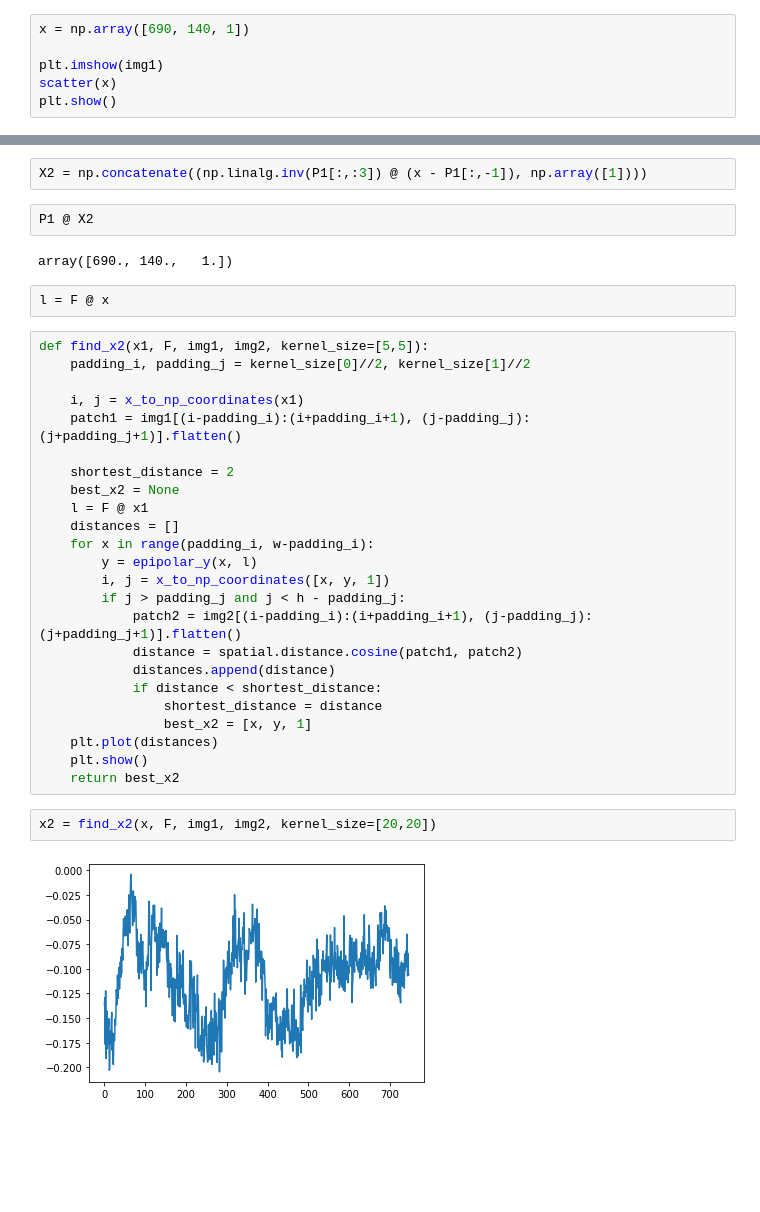
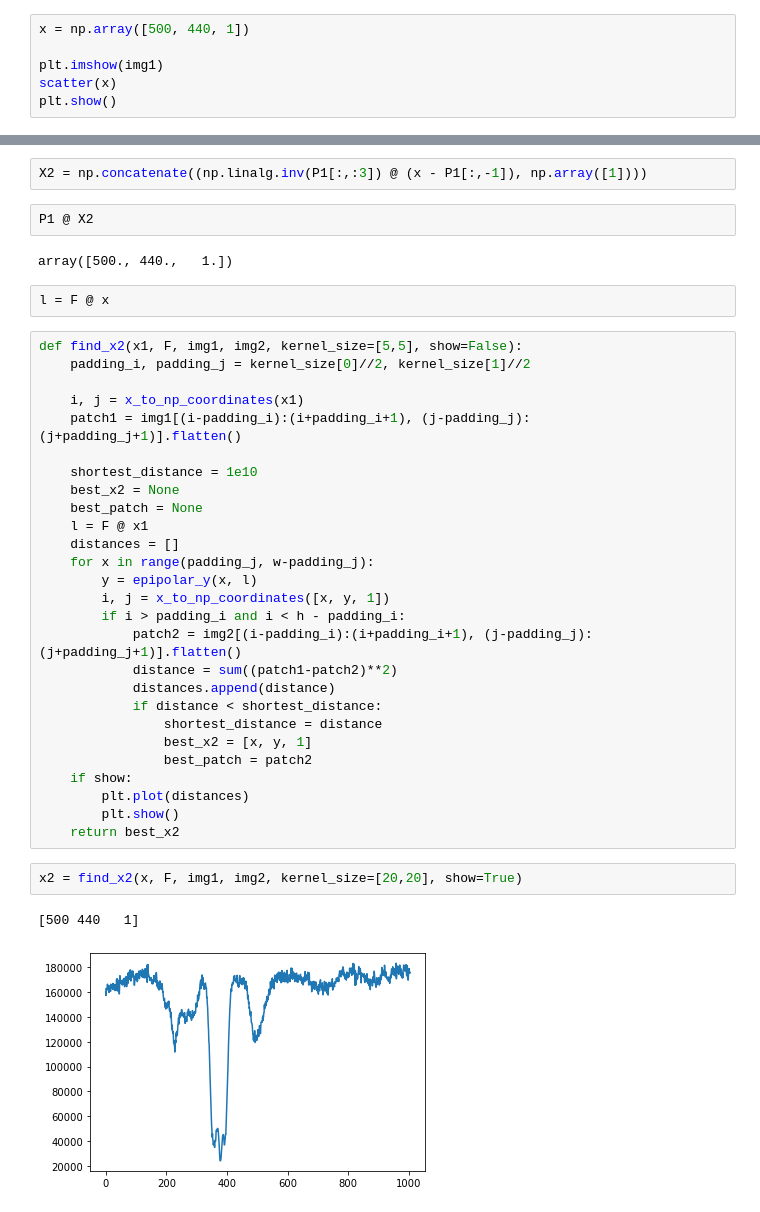
Before and after one commit to clementpiat/3D_reconstruction, a Jupyter notebook: exploration/epipolar.ipynb, the cells around one changed output, grey strips where cells are left out. Saved outputs shown, nothing was run; the diff lists cells and outputs as text; blank space fills up the shorter version.

```diff
--- a/exploration/epipolar.ipynb
+++ b/exploration/epipolar.ipynb
@@ -38,7 +41,7 @@ def scatter(x):
     i, j = x_to_img_coordinates(x)
     plt.scatter([i], [j], c='r')
 # %%
-x = np.array([690, 140, 1])
+x = np.array([500, 440, 1])
 
 plt.imshow(img1)
 scatter(x)
@@ -113,37 +116,41 @@ X2 = np.concatenate((np.linalg.inv(P1[:,:3]) @ (x - P1[:,-1]), np.array([1])))
 # %%
 P1 @ X2
 # %% [output]
-array([690., 140.,   1.])
+array([500., 440.,   1.])
 # %%
 l = F @ x
 # %%
-def find_x2(x1, F, img1, img2, kernel_size=[5,5]):
+def find_x2(x1, F, img1, img2, kernel_size=[5,5], show=False):
     padding_i, padding_j = kernel_size[0]//2, kernel_size[1]//2
 
     i, j = x_to_np_coordinates(x1)
     patch1 = img1[(i-padding_i):(i+padding_i+1), (j-padding_j):(j+padding_j+1)].flatten()
 
-    shortest_distance = 2
+    shortest_distance = 1e10
     best_x2 = None
+    best_patch = None
     l = F @ x1
     distances = []
-    for x in range(padding_i, w-padding_i):
+    for x in range(padding_j, w-padding_j):
         y = epipolar_y(x, l)
         i, j = x_to_np_coordinates([x, y, 1])
-        if j > padding_j and j < h - padding_j:
+        if i > padding_i and i < h - padding_i:
             patch2 = img2[(i-padding_i):(i+padding_i+1), (j-padding_j):(j+padding_j+1)].flatten()
-            distance = spatial.distance.cosine(patch1, patch2)
+            distance = sum((patch1-patch2)**2)
             distances.append(distance)
             if distance < shortest_distance:
                 shortest_distance = distance
                 best_x2 = [x, y, 1]
-    plt.plot(distances)
-    plt.show()
+                best_patch = patch2
+    if show:
+        plt.plot(distances)
+        plt.show()
     return best_x2
 # %%
-x2 = find_x2(x, F, img1, img2, kernel_size=[20,20])
+x2 = find_x2(x, F, img1, img2, kernel_size=[20,20], show=True)
 # %% [output]
+[500 440   1]
-[figure, old version]
+[figure, new version]
 # %%
 x2
 # %% [output]
```
Also changed, not shown: parts of 12 cells of this notebook.
